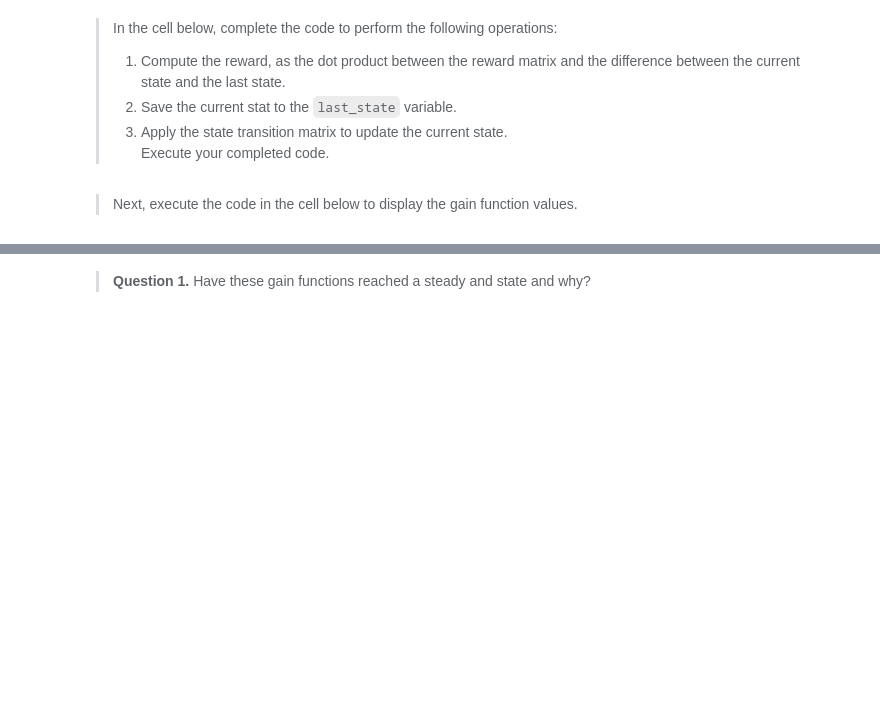
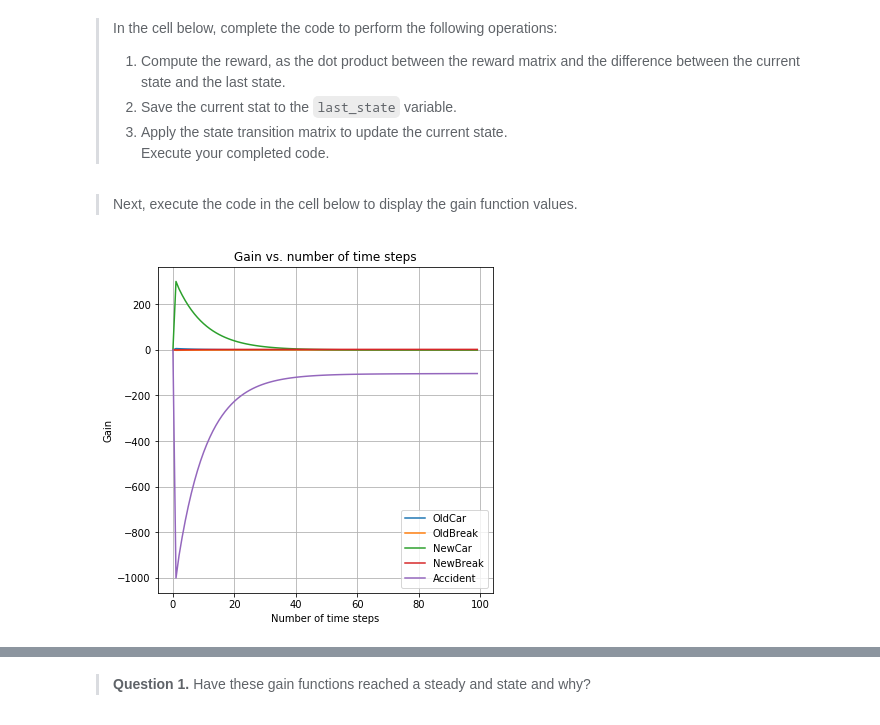
Before and after one commit to rodolfolermacontreras/ML_3_Assignment_8, a Jupyter notebook: 8_Part1_IntroductionToMarkovDecisionProcesses.ipynb, the cells around one changed output, grey strips where cells are left out. Cells and saved outputs as stored; diff of their text form; code cells hidden in the pictures; blank space fills up the shorter version.

```diff
--- a/8_Part1_IntroductionToMarkovDecisionProcesses.ipynb
+++ b/8_Part1_IntroductionToMarkovDecisionProcesses.ipynb
@@ -217,8 +253,11 @@ $$q_{\pi^*}(s,a) \ge q_{\pi}(s,a)\ \forall\ \pi$$
 > As a first step you, must define a matrix of the rewards for transitions between the states. Fill in the missing code below using the transition rewards shown in the diagram above. Then execute the cell.
 # %%
 ## Fill in the array belo to define the Markov reward matrix
-R =
-
+R = np.array([[-30.0, -600, 0.0, -3000, 0.0],
+ [-200.0, 0.0, 0.0, 0.0, 0.0],
+ [0.0, -30000, -50, -100, -30000],
+ [0.0, 0.0, -1000, 0.0, 0.0],
+ [-100000, 0.0, -50000, 0.0, 0.0]])
 
 print('The reward matrix for state transitions')
 labels = ['OldCar','OldBreak','NewCar','NewBreak','Accident']
@@ -236,27 +283,31 @@ def compute_gain(T, R, s, n = 1, gamma = 0.9):
     last_state = s
     for _ in range(n):
         ## Complete the code below
-
-
-
+        delta_s = np.subtract(last_state, state)
+        reward = np.dot(R, delta_s)
+        last_state = state
+        state = np.dot(T,state)
 
         ## Add the updated reward to the discounted sum of rewards to upate the gain
         reward = reward + gamma * gain_list[-1,:]
         gain_list = np.concatenate((gain_list, np.reshape(reward, (1,s.shape[0]))), axis = 0)
     return np.delete(gain_list, 0, 0)
-
-gains = compute_state_value(T, R, initial_state, n = 100)
+# %%
+gains = compute_gain(T, R, initial_state, n = 100)
 # %% [markdown]
 > Next, execute the code in the cell below to display the gain function values.
 # %%
 def plot_gain(gain, labels):
     fig = plt.figure(figsize=(6,6)) # define plot area
     ax = fig.gca() # define axis
+    ax.grid()
     ax.set_xlabel('Number of time steps')
     ax.set_ylabel('Gain')
     ax.set_title('Gain vs. number of time steps')
     for i in range(gain.shape[1]):
         plt.plot(gain[:,i])
     ax.legend(labels)
 
 plot_gain(gains, labels)
+# %% [output]
+[figure, added]
```
Also changed, not shown: parts of 14 cells of this notebook.
